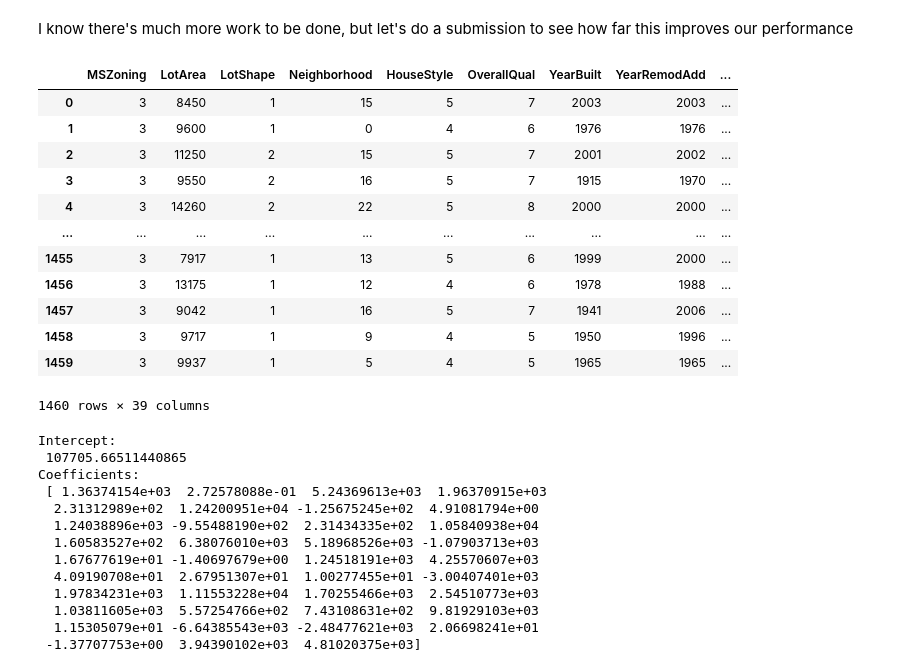
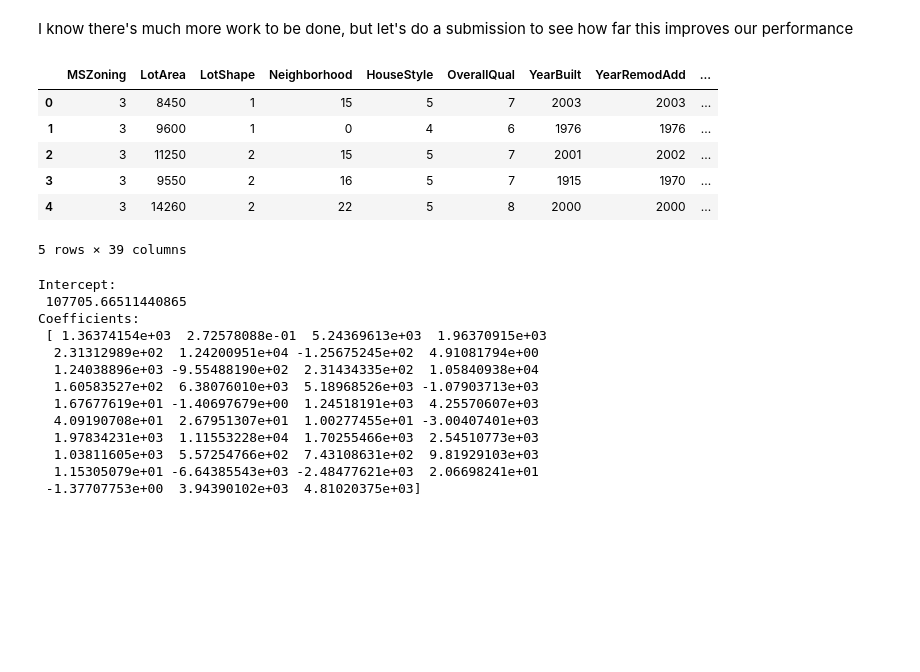
Before and after one commit to Wsoren1/housing_prices_kaggle, a Jupyter notebook: Submission 2.ipynb, the cells around one changed output. Cells and saved outputs as stored; diff of their text form; code cells hidden in the pictures; blank space fills up the shorter version.

```diff
--- a/Submission 2.ipynb
+++ b/Submission 2.ipynb
@@ -19,7 +19,10 @@ def compute_r(var, dependent_var=None): # default dependent_var is SalePrice in
     dependent_var_mean = np.mean(dependent_var)
     var_variation = [x_i - var_mean for x_i in var]
     target_variation = [y_i - dependent_var_mean for y_i in dependent_var]
-    return (np.dot(var_variation, target_variation)) / (np.dot(var_variation, var_variation) * np.dot(target_variation, target_variation))**0.5
+
+    r = (np.dot(var_variation, target_variation)) / (np.dot(var_variation, var_variation) * np.dot(target_variation, target_variation))**0.5
+
+    return 0 if pd.isnull(r) else r
 # %% [markdown]
 Something I missed doing before was really studying the SalePrice metric more
 # %%
@@ -87,7 +90,9 @@ mapped_train = pd.DataFrame(train_dataset).copy()
 for column in mapped_train:
     if mapped_train[column].dtype == np.object:
         mapped_train[column] = mapped_train[column].apply(get_map_function(mapped_train[column]))
+    else:
+        mapped_train[column] = mapped_train[column].apply(lambda x : x if not pd.isnull(x) else 0)
 
-mapped_train.head()
+mapped_train.sample(frac=1)
 # %% [output]
 |  | Id | MSSubClass | MSZoning | LotFrontage | LotArea | Street | Alley | LotShape | LandContour | ... |
@@ -138,21 +149,15 @@ SaleCondition:   0.26
 I know there's much more work to be done, but let's do a submission to see how far this improves our performance
 # %%
 meaningful_subset = mapped_train[meaningful_values]
-meaningful_subset
+meaningful_subset.head()
 # %% [output]
 |  | MSZoning | LotArea | LotShape | Neighborhood | HouseStyle | OverallQual | YearBuilt | YearRemodAdd | ... |
 | 0 | 3 | 8450 | 1 | 15 | 5 | 7 | 2003 | 2003 | ... |
 | 1 | 3 | 9600 | 1 | 0 | 4 | 6 | 1976 | 1976 | ... |
 | 2 | 3 | 11250 | 2 | 15 | 5 | 7 | 2001 | 2002 | ... |
 | 3 | 3 | 9550 | 2 | 16 | 5 | 7 | 1915 | 1970 | ... |
 | 4 | 3 | 14260 | 2 | 22 | 5 | 8 | 2000 | 2000 | ... |
-| ... | ... | ... | ... | ... | ... | ... | ... | ... | ... |
-| 1455 | 3 | 7917 | 1 | 13 | 5 | 6 | 1999 | 2000 | ... |
-| 1456 | 3 | 13175 | 1 | 12 | 4 | 6 | 1978 | 1988 | ... |
-| 1457 | 3 | 9042 | 1 | 16 | 5 | 7 | 1941 | 2006 | ... |
-| 1458 | 3 | 9717 | 1 | 9 | 4 | 5 | 1950 | 1996 | ... |
-| 1459 | 3 | 9937 | 1 | 5 | 4 | 5 | 1965 | 1965 | ... |
-1460 rows × 39 columns
+5 rows × 39 columns
 # %%
 from sklearn import linear_model
 from sklearn.metrics import log_loss
```
Also changed, not shown: parts of 18 cells of this notebook, 1 other file.
